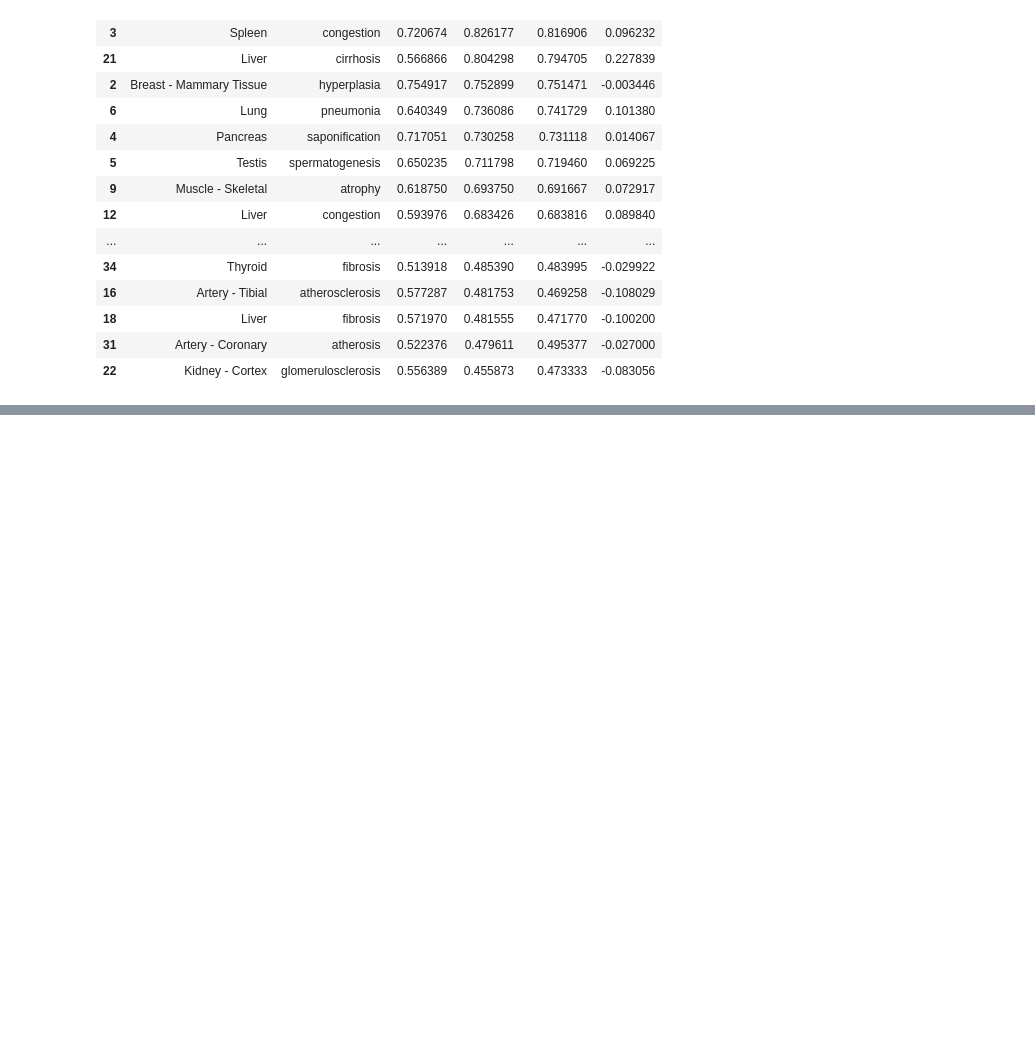
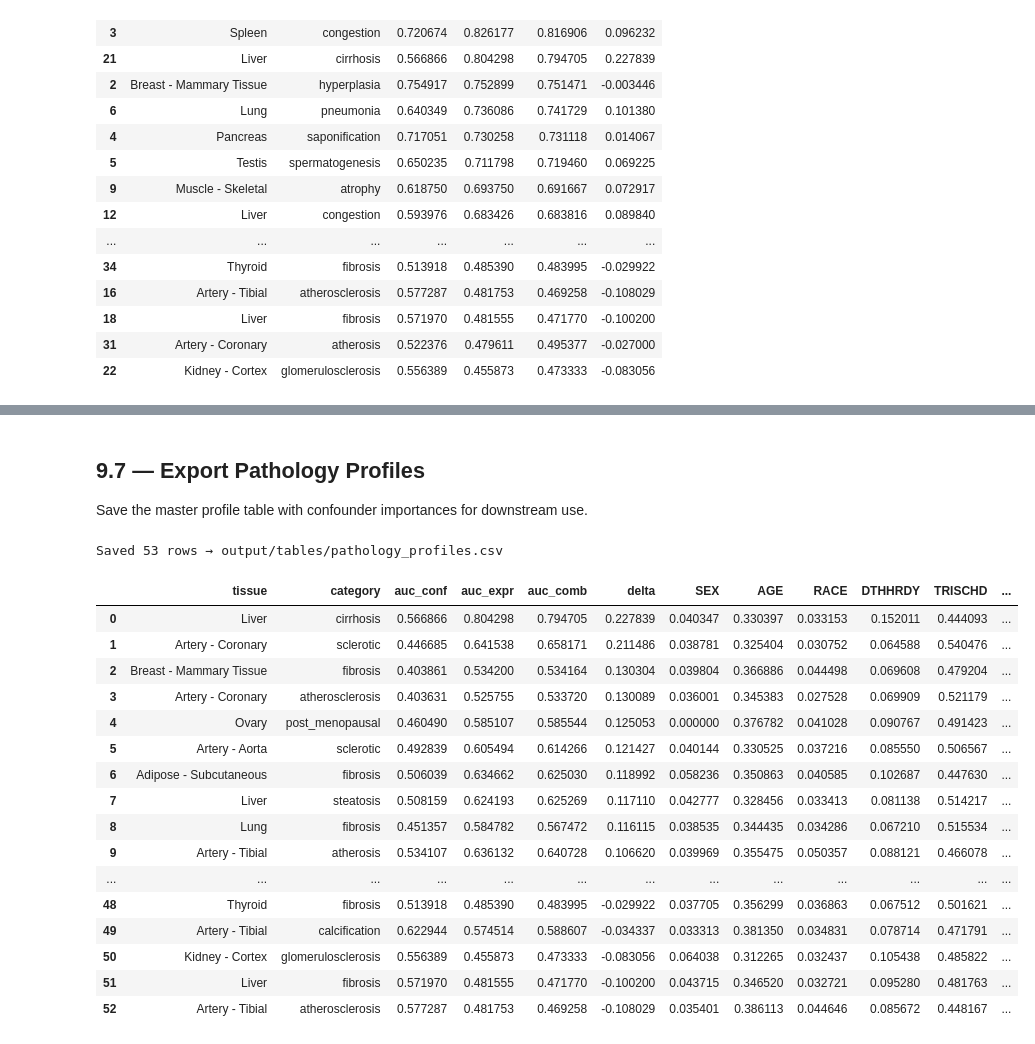
Before and after one commit to Cranjit9/gtex_gene_expression, a Jupyter notebook: notebooks/09_confounder_analysis.ipynb, the cells around one changed output, grey strips where cells are left out. Drawn from its saved outputs; the diff is of its cells as text; code cells hidden in the pictures; blank space fills up the shorter version.

```diff
--- a/notebooks/09_confounder_analysis.ipynb
+++ b/notebooks/09_confounder_analysis.ipynb
@@ -128,3 +128,30 @@ Completed 53 expression+confounder models
 Merge confounder-only (Model A), expression-only (notebook 07 baseline), and expression+confounder (Model C).
 
 **Delta = AUC(Expr+Conf) − AUC(Conf-only)** — how much does expression add beyond demographics?
+# %%
+# Extract confounder feature importances from conf-only models
+conf_imp_rows = []
+for tag, res in conf_results.items():
+    tissue, category = res["tissue"], res["category"]
+    from gtex_biomarkers.labels import assign_donor_labels
+    y_full, _, n_pos, n_neg = assign_donor_labels(df_meta_url, tissue, category, blood_subjid)
+    keep = y_full.notna()
+    X_c = X_conf.loc[keep]
+    y_c = y_full.loc[keep].astype(int)
+
+    rf = make_rf_model()
+    rf.fit(X_c, y_c)
+    imp = dict(zip(X_c.columns, rf.feature_importances_))
+
+    row = {"tissue": tissue, "category": category, "tag": tag,
+           "mean_auc": res["mean_auc"]}
+    row.update(imp)
+    row["label"] = tag
+    row["dominant_confounder"] = max(imp, key=imp.get)
+    row["dominant_importance"] = max(imp.values())
+    conf_imp_rows.append(row)
+
+conf_imp_df = pd.DataFrame(conf_imp_rows)
+conf_imp_df.to_csv(Config.TABLES_DIR / "confounder_feature_importances.csv", index=False)
+print(f"Saved confounder feature importances → {len(conf_imp_df)} rows")
+display(conf_imp_df.head())
@@ -245,0 +251,34 @@ plt.show()
+# %% [markdown]
+## 9.7 — Export Pathology Profiles
+
+Save the master profile table with confounder importances for downstream use.
+# %%
+# Merge confounder importances
+profile = three_way[["tissue", "category", "auc_conf", "auc_expr", "auc_comb", "delta"]].merge(
+    conf_imp_df[["tissue", "category", "SEX", "AGE", "RACE", "DTHHRDY", "TRISCHD"]],
+    on=["tissue", "category"]
+)
+profile["label"] = profile["tissue"] + " | " + profile["category"]
+profile = profile.sort_values("delta", ascending=False).reset_index(drop=True)
+profile.to_csv(Config.TABLES_DIR / "pathology_profiles.csv", index=False)
+print(f"Saved {len(profile)} rows \u2192 output/tables/pathology_profiles.csv")
+display(profile)
+# %% [output]
+Saved 53 rows → output/tables/pathology_profiles.csv
+|  | tissue | category | auc_conf | auc_expr | auc_comb | delta | SEX | AGE | RACE | DTHHRDY | TRISCHD | ... |
+| 0 | Liver | cirrhosis | 0.566866 | 0.804298 | 0.794705 | 0.227839 | 0.040347 | 0.330397 | 0.033153 | 0.152011 | 0.444093 | ... |
+| 1 | Artery - Coronary | sclerotic | 0.446685 | 0.641538 | 0.658171 | 0.211486 | 0.038781 | 0.325404 | 0.030752 | 0.064588 | 0.540476 | ... |
+| 2 | Breast - Mammary Tissue | fibrosis | 0.403861 | 0.534200 | 0.534164 | 0.130304 | 0.039804 | 0.366886 | 0.044498 | 0.069608 | 0.479204 | ... |
+| 3 | Artery - Coronary | atherosclerosis | 0.403631 | 0.525755 | 0.533720 | 0.130089 | 0.036001 | 0.345383 | 0.027528 | 0.069909 | 0.521179 | ... |
+| 4 | Ovary | post_menopausal | 0.460490 | 0.585107 | 0.585544 | 0.125053 | 0.000000 | 0.376782 | 0.041028 | 0.090767 | 0.491423 | ... |
+| 5 | Artery - Aorta | sclerotic | 0.492839 | 0.605494 | 0.614266 | 0.121427 | 0.040144 | 0.330525 | 0.037216 | 0.085550 | 0.506567 | ... |
+| 6 | Adipose - Subcutaneous | fibrosis | 0.506039 | 0.634662 | 0.625030 | 0.118992 | 0.058236 | 0.350863 | 0.040585 | 0.102687 | 0.447630 | ... |
+| 7 | Liver | steatosis | 0.508159 | 0.624193 | 0.625269 | 0.117110 | 0.042777 | 0.328456 | 0.033413 | 0.081138 | 0.514217 | ... |
+| 8 | Lung | fibrosis | 0.451357 | 0.584782 | 0.567472 | 0.116115 | 0.038535 | 0.344435 | 0.034286 | 0.067210 | 0.515534 | ... |
+| 9 | Artery - Tibial | atherosis | 0.534107 | 0.636132 | 0.640728 | 0.106620 | 0.039969 | 0.355475 | 0.050357 | 0.088121 | 0.466078 | ... |
+| ... | ... | ... | ... | ... | ... | ... | ... | ... | ... | ... | ... | ... |
+| 48 | Thyroid | fibrosis | 0.513918 | 0.485390 | 0.483995 | -0.029922 | 0.037705 | 0.356299 | 0.036863 | 0.067512 | 0.501621 | ... |
+| 49 | Artery - Tibial | calcification | 0.622944 | 0.574514 | 0.588607 | -0.034337 | 0.033313 | 0.381350 | 0.034831 | 0.078714 | 0.471791 | ... |
+| 50 | Kidney - Cortex | glomerulosclerosis | 0.556389 | 0.455873 | 0.473333 | -0.083056 | 0.064038 | 0.312265 | 0.032437 | 0.105438 | 0.485822 | ... |
+| 51 | Liver | fibrosis | 0.571970 | 0.481555 | 0.471770 | -0.100200 | 0.043715 | 0.346520 | 0.032721 | 0.095280 | 0.481763 | ... |
+| 52 | Artery - Tibial | atherosclerosis | 0.577287 | 0.481753 | 0.469258 | -0.108029 | 0.035401 | 0.386113 | 0.044646 | 0.085672 | 0.448167 | ... |
```
Also changed, not shown: parts of 8 cells of this notebook, 14 other files.
